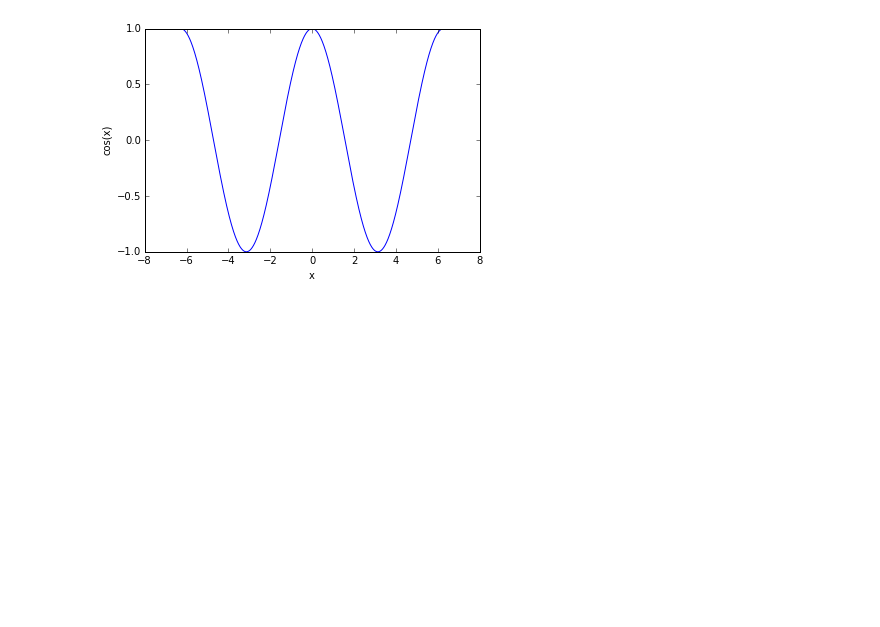
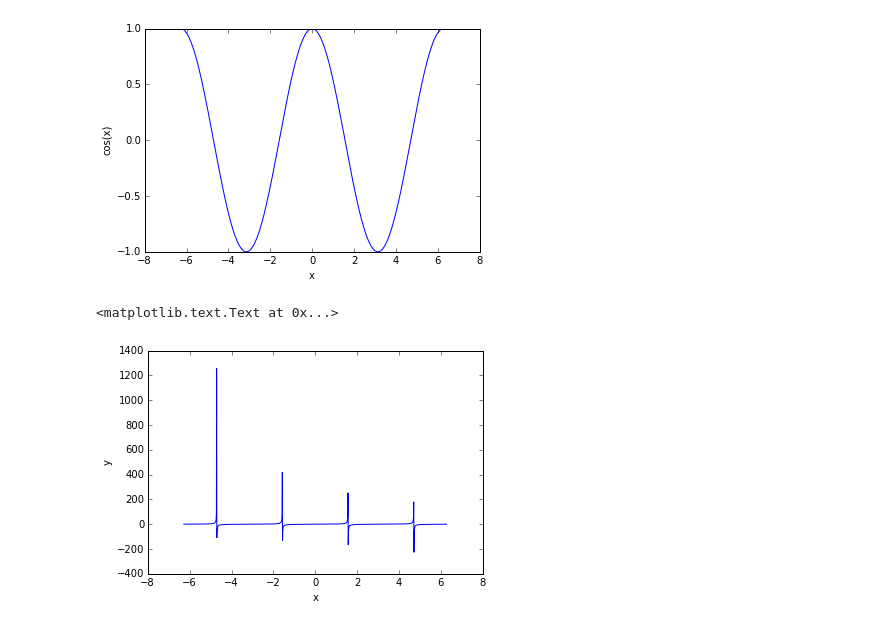
Before and after one commit to GitUGR/project, a Jupyter notebook: trig.ipynb, the cells around one changed output. Saved outputs shown, nothing was run; the diff lists cells and outputs as text; code cells hidden in the pictures; blank space fills up the shorter version.

```diff
--- a/trig.ipynb
+++ b/trig.ipynb
@@ -20,3 +20,11 @@ plt.ylabel('cos(x)')
 # %% [output]
 <matplotlib.text.Text at 0x...>
 [figure]
+# %%
+y = np.tan(x)
+plt.plot(x, y)
+plt.xlabel('x')
+plt.ylabel('y')
+# %% [output]
+<matplotlib.text.Text at 0x...>
+[figure, added]
```
